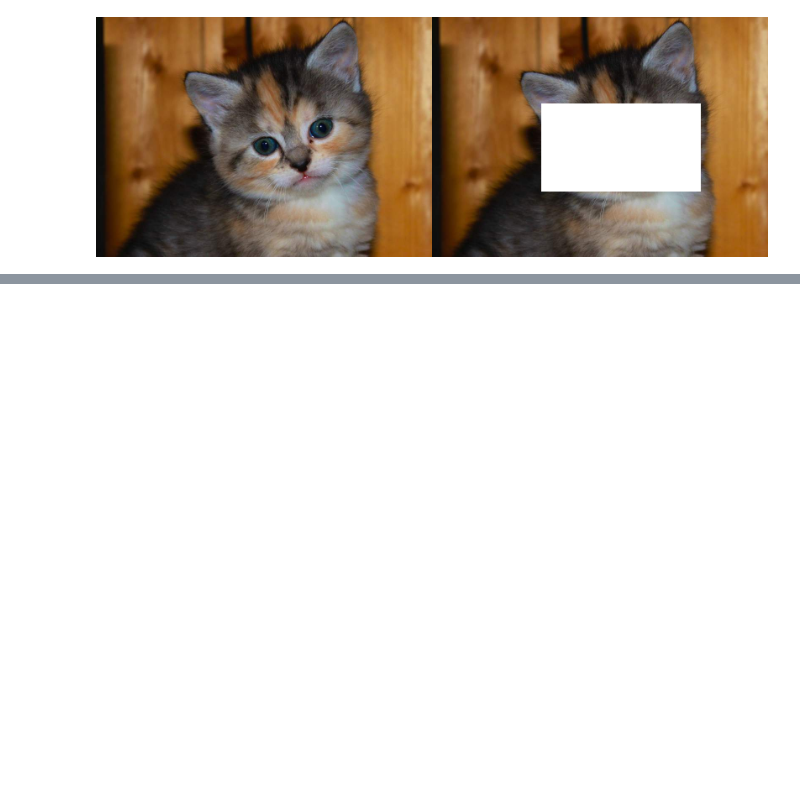
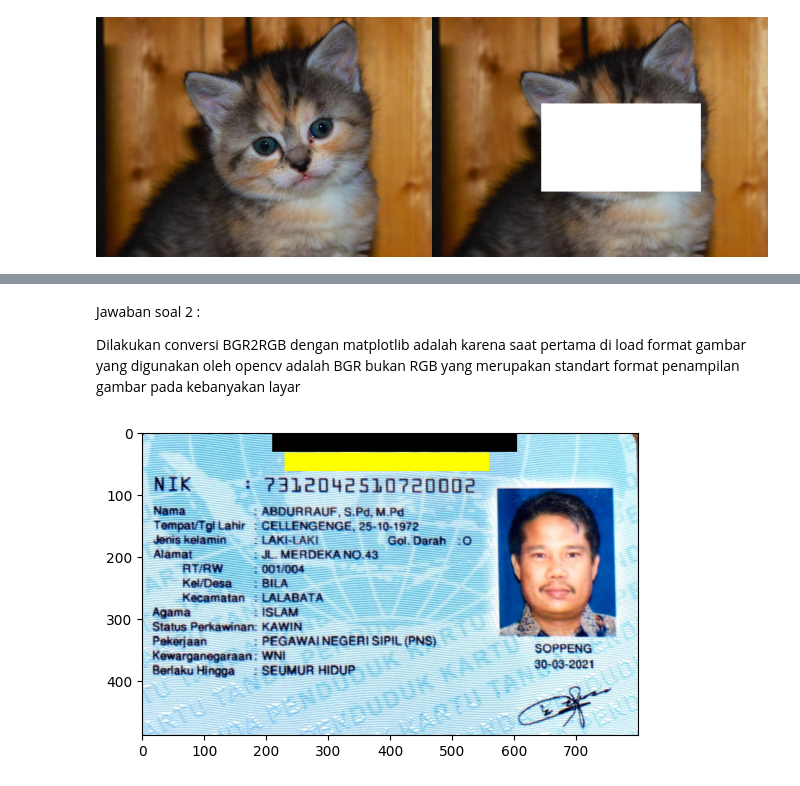
Before and after one commit to Vangzbill/PCVK_Ganjil_2023, a Jupyter notebook: Week1.ipynb, the cells around one changed output, grey strips where cells are left out. Saved outputs shown, nothing was run; the diff lists cells and outputs as text; code cells hidden in the pictures; blank space fills up the shorter version.

```diff
--- a/Week1.ipynb
+++ b/Week1.ipynb
@@ -131,0 +158,19 @@ Kotak menggunakan kumpulan pixel warna putih
+# %% [markdown]
+Jawaban soal 2 :
+
+Dilakukan conversi BGR2RGB dengan matplotlib adalah karena saat pertama di load format gambar yang digunakan oleh opencv adalah BGR bukan RGB yang merupakan standart format penampilan gambar pada kebanyakan layar
+# %%
+## Jawaban soal 3
+
+def draw_rectangle(image, xstart, ystart, xlength, ylength, color):
+    for x in range(xlength):
+        for y in range(ylength):
+            image[ystart + y, xstart + x] = color
+
+image_ktp_3 = image_ktp_2.copy()
+draw_rectangle(image_ktp_3, 210, 2, 395, 30, [0, 0, 0])
+draw_rectangle(image_ktp_3, 230, 33, 330, 30, [255, 255, 0])
+plt.imshow(image_ktp_3)
+plt.show()
+# %% [output]
+[figure, added]
```
Also changed, not shown: parts of 3 cells of this notebook.
